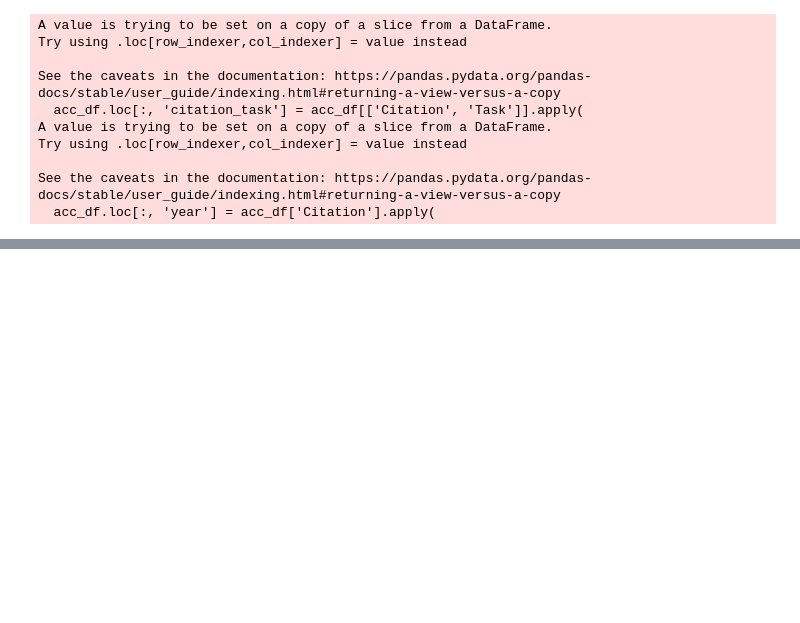
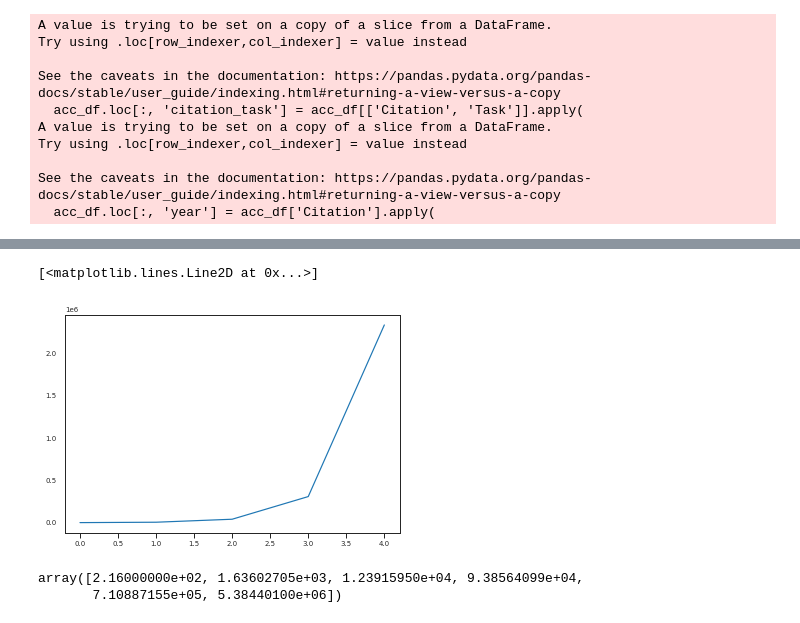
Before and after one commit to sliwy/dl-eeg-review, a Jupyter notebook: code/dataset_size_vs_acc.ipynb, the cells around one changed output, grey strips where cells are left out. Cells and saved outputs as stored; diff of their text form; code cells hidden in the pictures; blank space fills up the shorter version.

```diff
--- a/code/dataset_size_vs_acc.ipynb
+++ b/code/dataset_size_vs_acc.ipynb
@@ -64,17 +79,31 @@ acc_df_best_baseline_trad = acc_df_best_baseline_trad[acc_df_best_baseline_trad[
 
 acc_df_best_proposed = acc_df_best_proposed.sort_values('Citation')
 acc_df_best_baseline_trad = acc_df_best_baseline_trad.sort_values('Citation')
-acc_df_best_baseline_trad.index = acc_df_best_baseline_trad['Citation']
-acc_df_best_proposed.index = acc_df_best_proposed['Citation']
+acc_df_best_baseline_trad.index = acc_df_best_baseline_trad['citation_task']
+acc_df_best_proposed.index = acc_df_best_proposed['citation_task']
+
+
+# acc_df_best_proposed = acc_df[acc_df['model_type'] == 'Proposed'].sort_values('Result', ascending=False).drop_duplicates('citation_task')
+# acc_df_best_baseline_trad = acc_df[acc_df['model_type'] == 'Baseline (traditional)'].sort_values('Result', ascending=False).drop_duplicates('citation_task')
+
+# acc_df_best_proposed = acc_df_best_proposed[acc_df_best_proposed['citation_task'].isin(acc_df_best_baseline_trad['citation_task'])]
+# acc_df_best_baseline_trad = acc_df_best_baseline_trad[acc_df_best_baseline_trad['citation_task'].isin(acc_df_best_proposed['citation_task'])]
+
+# acc_df_best_proposed = acc_df_best_proposed.sort_values('citation_task')
+# acc_df_best_baseline_trad = acc_df_best_baseline_trad.sort_values('citation_task')
+# acc_df_best_baseline_trad.index = acc_df_best_baseline_trad['citation_task']
+# acc_df_best_proposed.index = acc_df_best_proposed['citation_task']
 
 acc_diff = pd.DataFrame({
     'Difference': acc_df_best_proposed['Result'] - acc_df_best_baseline_trad['Result'],
-    'Citation': acc_df_best_baseline_trad.index
+    'Citation': acc_df_best_baseline_trad['Citation'],
+    'citation_task': acc_df_best_baseline_trad['citation_task']
 }).reset_index(drop=True)
 acc_diff = acc_diff[acc_diff['Difference'] < 0.7]
-
+data_df_beg = data_df.copy()
+data_df_beg = data_df_beg.dropna(subset=['Citation', 'Data - time', 'Data - samples'])
 data_df = pd.merge(data_df, acc_diff, on='Citation')
-data_df = data_df.dropna()
+data_df = data_df.dropna(subset=['Citation', 'Difference', 'Data - time', 'Data - samples'])
 # %% [output]
 A value is trying to be set on a copy of a slice from a DataFrame.
 Try using .loc[row_indexer,col_indexer] = value instead
@@ -156,0 +408,10 @@ plt.savefig('../figs/dataset_size_vs_acc.png', dpi=350)
+# %%
+plt.plot(np.diff(10**xerr)/2)
+# %% [output]
+[<matplotlib.lines.Line2D at 0x...>]
+[figure, added]
+# %%
+10**xerr
+# %% [output]
+array([2.16000000e+02, 1.63602705e+03, 1.23915950e+04, 9.38564099e+04,
+       7.10887155e+05, 5.38440100e+06])
```
Also changed, not shown: parts of 17 cells of this notebook, 1 other file.
